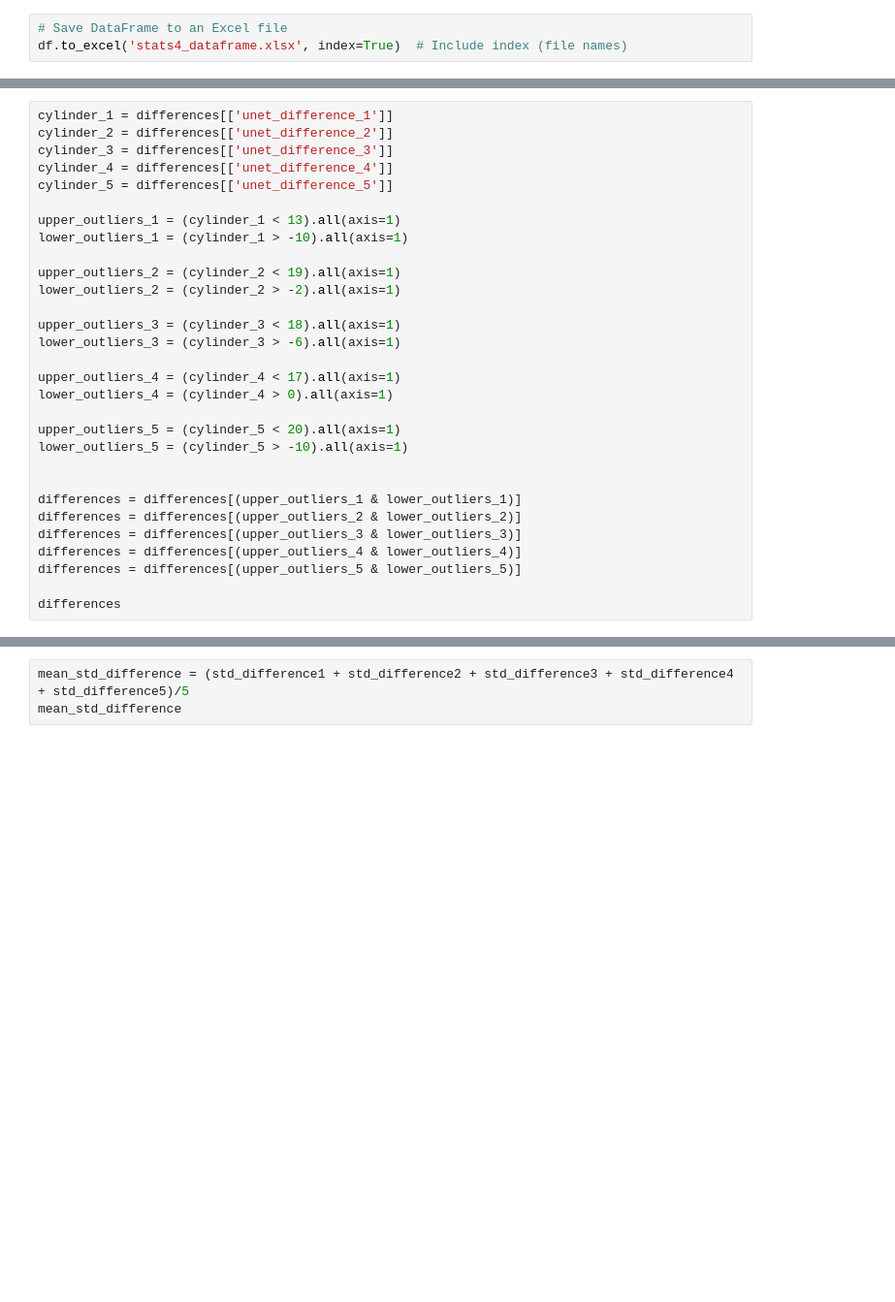
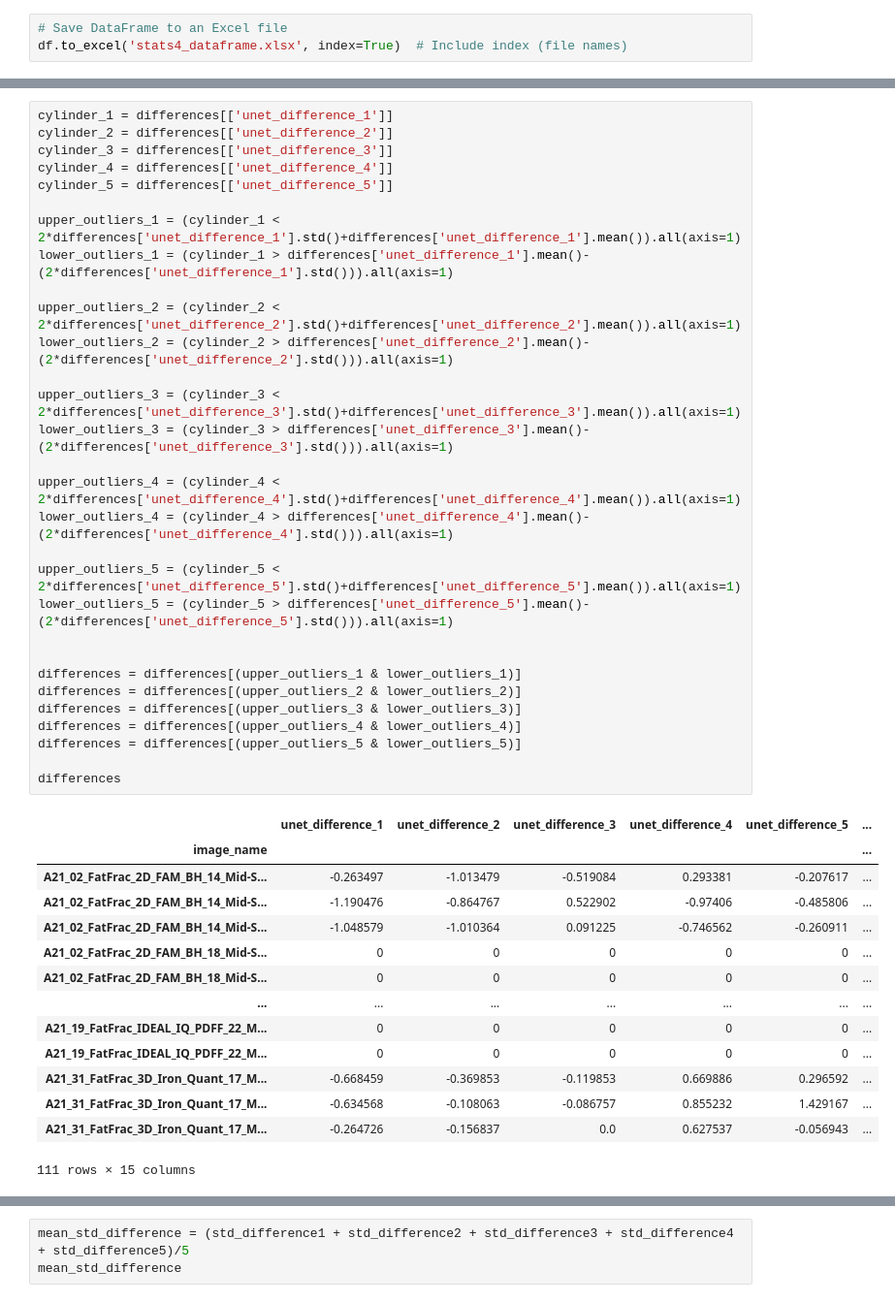
Before and after one commit to katelyn-zhao/multi_thoracic_seg, a Jupyter notebook: post-processing.ipynb, the cells around one changed output, grey strips where cells are left out. Shown: that part at 97% size. Saved outputs shown, nothing was run; the diff lists cells and outputs as text; blank space fills up the shorter version.

```diff
--- a/post-processing.ipynb
+++ b/post-processing.ipynb
@@ -280,33 +418,48 @@ differences
 # %%
 cylinder_1 = differences[['unet_difference_1']]
 cylinder_2 = differences[['unet_difference_2']]
 cylinder_3 = differences[['unet_difference_3']]
 cylinder_4 = differences[['unet_difference_4']]
 cylinder_5 = differences[['unet_difference_5']]
 
-upper_outliers_1 = (cylinder_1 < 13).all(axis=1)
-lower_outliers_1 = (cylinder_1 > -10).all(axis=1)
+upper_outliers_1 = (cylinder_1 < 2*differences['unet_difference_1'].std()+differences['unet_difference_1'].mean()).all(axis=1)
+lower_outliers_1 = (cylinder_1 > differences['unet_difference_1'].mean()-(2*differences['unet_difference_1'].std())).all(axis=1)
 
-upper_outliers_2 = (cylinder_2 < 19).all(axis=1)
-lower_outliers_2 = (cylinder_2 > -2).all(axis=1)
+upper_outliers_2 = (cylinder_2 < 2*differences['unet_difference_2'].std()+differences['unet_difference_2'].mean()).all(axis=1)
+lower_outliers_2 = (cylinder_2 > differences['unet_difference_2'].mean()-(2*differences['unet_difference_2'].std())).all(axis=1)
 
-upper_outliers_3 = (cylinder_3 < 18).all(axis=1)
-lower_outliers_3 = (cylinder_3 > -6).all(axis=1)
+upper_outliers_3 = (cylinder_3 < 2*differences['unet_difference_3'].std()+differences['unet_difference_3'].mean()).all(axis=1)
+lower_outliers_3 = (cylinder_3 > differences['unet_difference_3'].mean()-(2*differences['unet_difference_3'].std())).all(axis=1)
 
-upper_outliers_4 = (cylinder_4 < 17).all(axis=1)
-lower_outliers_4 = (cylinder_4 > 0).all(axis=1)
+upper_outliers_4 = (cylinder_4 < 2*differences['unet_difference_4'].std()+differences['unet_difference_4'].mean()).all(axis=1)
+lower_outliers_4 = (cylinder_4 > differences['unet_difference_4'].mean()-(2*differences['unet_difference_4'].std())).all(axis=1)
 
-upper_outliers_5 = (cylinder_5 < 20).all(axis=1)
-lower_outliers_5 = (cylinder_5 > -10).all(axis=1)
+upper_outliers_5 = (cylinder_5 < 2*differences['unet_difference_5'].std()+differences['unet_difference_5'].mean()).all(axis=1)
+lower_outliers_5 = (cylinder_5 > differences['unet_difference_5'].mean()-(2*differences['unet_difference_5'].std())).all(axis=1)
 
 
 differences = differences[(upper_outliers_1 & lower_outliers_1)]
 differences = differences[(upper_outliers_2 & lower_outliers_2)]
 differences = differences[(upper_outliers_3 & lower_outliers_3)]
 differences = differences[(upper_outliers_4 & lower_outliers_4)]
 differences = differences[(upper_outliers_5 & lower_outliers_5)]
 
 differences
+# %% [output]
+|  | unet_difference_1 | unet_difference_2 | unet_difference_3 | unet_difference_4 | unet_difference_5 | ... |
+| image_name |  |  |  |  |  | ... |
+| A21_02_FatFrac_2D_FAM_BH_14_Mid-S... | -0.263497 | -1.013479 | -0.519084 | 0.293381 | -0.207617 | ... |
+| A21_02_FatFrac_2D_FAM_BH_14_Mid-S... | -1.190476 | -0.864767 | 0.522902 | -0.97406 | -0.485806 | ... |
+| A21_02_FatFrac_2D_FAM_BH_14_Mid-S... | -1.048579 | -1.010364 | 0.091225 | -0.746562 | -0.260911 | ... |
+| A21_02_FatFrac_2D_FAM_BH_18_Mid-S... | 0 | 0 | 0 | 0 | 0 | ... |
+| A21_02_FatFrac_2D_FAM_BH_18_Mid-S... | 0 | 0 | 0 | 0 | 0 | ... |
+| ... | ... | ... | ... | ... | ... | ... |
+| A21_19_FatFrac_IDEAL_IQ_PDFF_22_M... | 0 | 0 | 0 | 0 | 0 | ... |
+| A21_19_FatFrac_IDEAL_IQ_PDFF_22_M... | 0 | 0 | 0 | 0 | 0 | ... |
+| A21_31_FatFrac_3D_Iron_Quant_17_M... | -0.668459 | -0.369853 | -0.119853 | 0.669886 | 0.296592 | ... |
+| A21_31_FatFrac_3D_Iron_Quant_17_M... | -0.634568 | -0.108063 | -0.086757 | 0.855232 | 1.429167 | ... |
+| A21_31_FatFrac_3D_Iron_Quant_17_M... | -0.264726 | -0.156837 | 0.0 | 0.627537 | -0.056943 | ... |
+111 rows × 15 columns
 # %%
 mean_difference1 = differences['unet_difference_1'].mean()
 std_difference1 = differences['unet_difference_1'].std()
```
Also changed, not shown: parts of 20 cells of this notebook, 5 other files.
